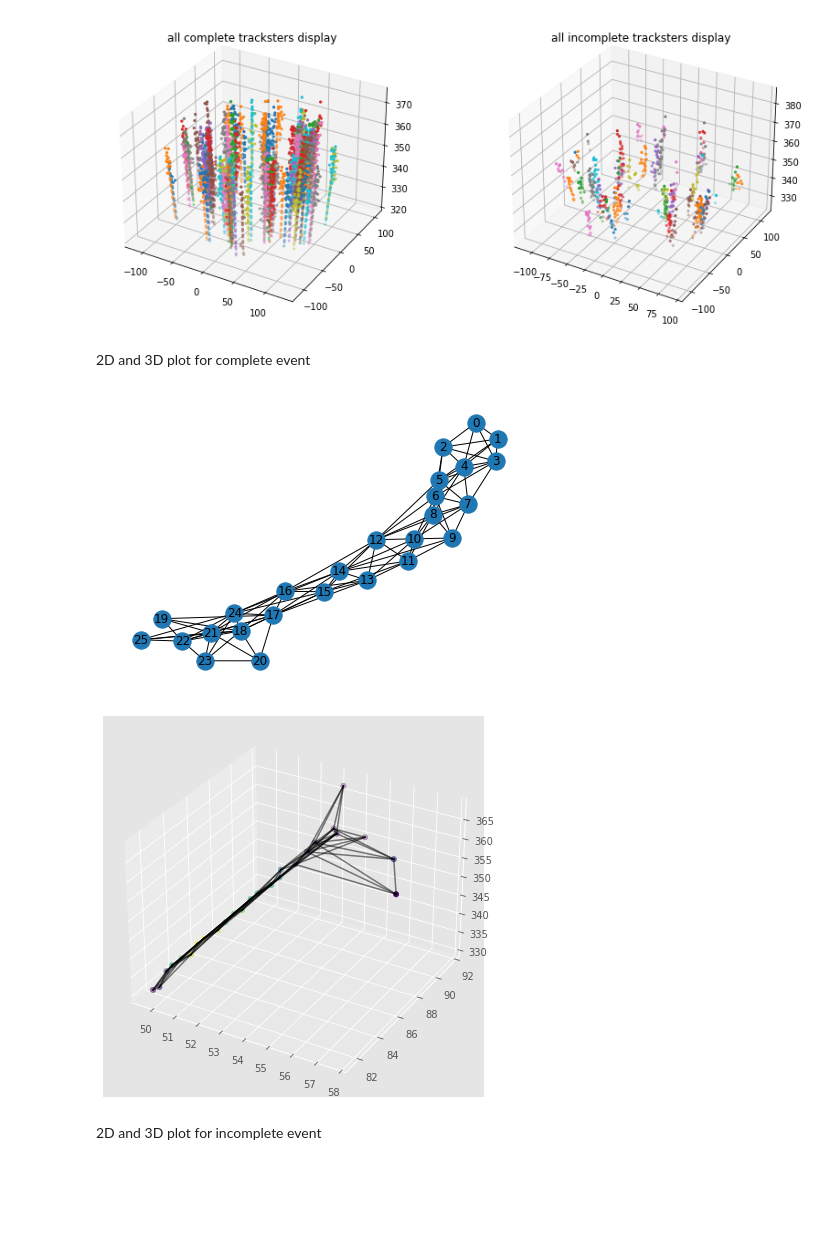
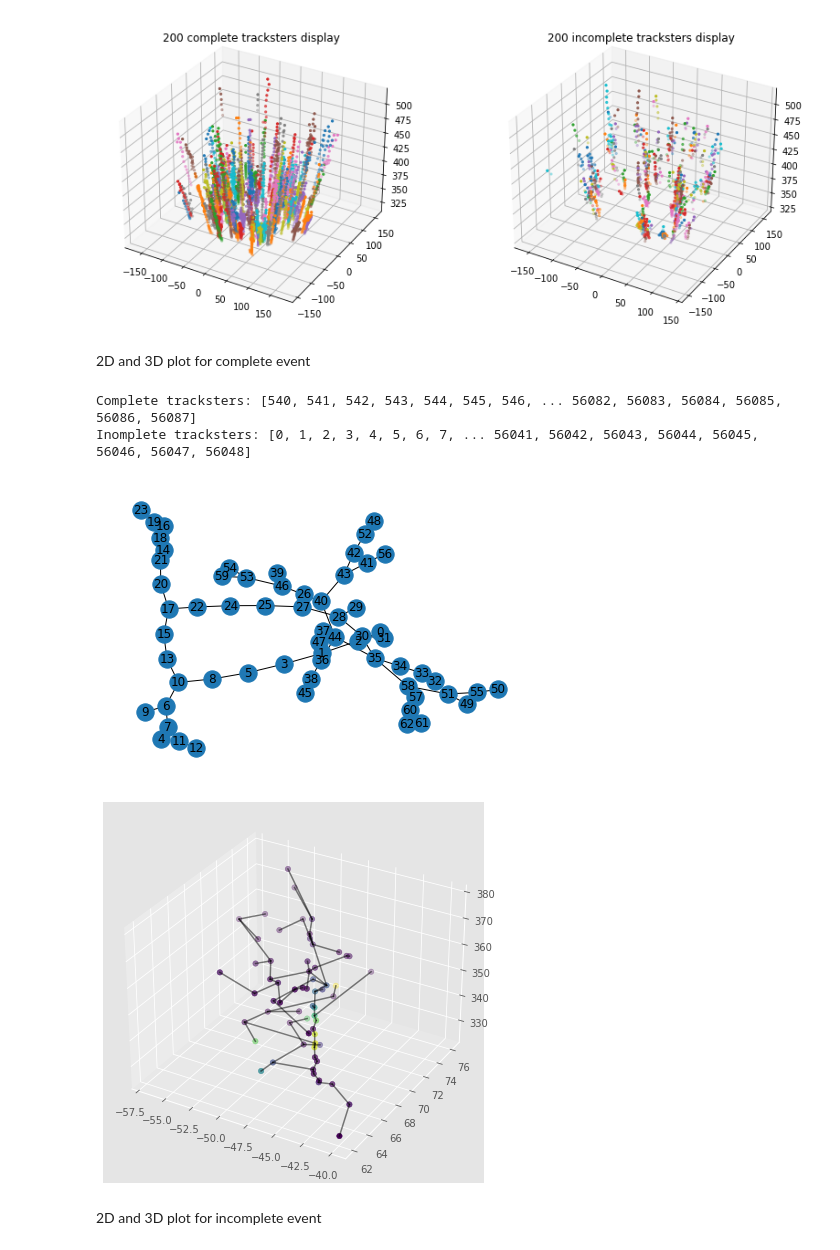
Before and after one commit to edcuba/TICLHack22_PatternReco, a Jupyter notebook: build_graph.ipynb, the cells around one changed output. Drawn from its saved outputs; the diff is of its cells as text; code cells hidden in the pictures; blank space fills up the shorter version.

```diff
--- a/build_graph.ipynb
+++ b/build_graph.ipynb
@@ -47,5 +48,5 @@ def get_array(tree):
 # %%
-file_name = "tracksters_ds.root"
+file_name = "tracksters_ds_pion.root"
 file = uproot.open(file_name)
 file.classnames()
 # %% [output]
@@ -55,7 +54,6 @@ file.classnames()
 # %%
-complete_tracksters = uproot.open({file_name: 'tracksters/complete'})
-incomplete_tracksters = uproot.open({file_name: 'tracksters/incomplete'})
-complete_tracksters.show()
+tracksters = uproot.open({file_name: 'tracksters'})
+tracksters.show()
 # %% [output]
 name                 | typename                 | interpretation
 ---------------------+--------------------------+-------------------------------
@@ -75,26 +72,47 @@ in_vx, in_vy, in_vz, in_energy = get_array(incomplete_tracksters)
+# %%
+vx, vy, vz, energy, tl = get_array(tracksters)
+from itertools import islice
 # %%
+i = 0
 fig = plt.figure(figsize=(14, 6))
 ax = fig.add_subplot(121, projection='3d')
-for x, y, z in zip(vx, vy, vz):
-    ax.set_title('all complete tracksters display', x=0.5, y=1)
-    ax.scatter(x, y, z, s=5)
+ax.set_title('200 complete tracksters display', x=0.5, y=1)
+for x, y, z, l in zip(vx, vy, vz, tl):
+    if l == 1:
+        i+=1
+        ax.scatter(x, y, z, s=5)
+    if i == 200:
+        break
 
+i = 0
 ax = fig.add_subplot(122, projection='3d')
-for x, y, z in zip(in_vx, in_vy, in_vz):
-    ax.set_title('all incomplete tracksters display', x=0.5, y=1)
-    ax.scatter(x, y, z, s=5)
+ax.set_title('200 incomplete tracksters display', x=0.5, y=1)
+for x, y, z, l in zip(vx, vy, vz, tl):
+    if l == 0:
+        i+=1
+        ax.scatter(x, y, z, s=5)
+    if i == 200:
+        break
 # %% [output]
-[figure, old version]
+[figure, new version]
 # %% [markdown]
 2D and 3D plot for complete event
+# %%
+complete_idx = np.where(tl == 1)[0]
+incomplete_idx = np.where(tl == 0)[0]
+print("Complete tracksters:", complete_idx)
+print("Inomplete tracksters:", incomplete_idx)
+# %% [output]
+Complete tracksters: [540, 541, 542, 543, 544, 545, 546, ... 56082, 56083, 56084, 56085, 56086, 56087]
+Inomplete tracksters: [0, 1, 2, 3, 4, 5, 6, 7, ... 56041, 56042, 56043, 56044, 56045, 56046, 56047, 56048]
 # %%
-tid = 3
-G = create_graph(vx[tid], vy[tid], vz[tid], energy[tid], N=4)
+tid = complete_idx[0]
+G = create_graph(vx[tid], vy[tid], vz[tid], energy[tid], N=1)
 nx.draw(G, with_labels=True)
 network_plot_3D(G, energy[tid])
 # %% [output]
-[figure, old version]
+[figure, new version]
-[figure, old version]
+[figure, new version]
 # %% [markdown]
 2D and 3D plot for incomplete event
 # %%
```
Also changed, not shown: parts of 5 cells of this notebook, 2 other files.
